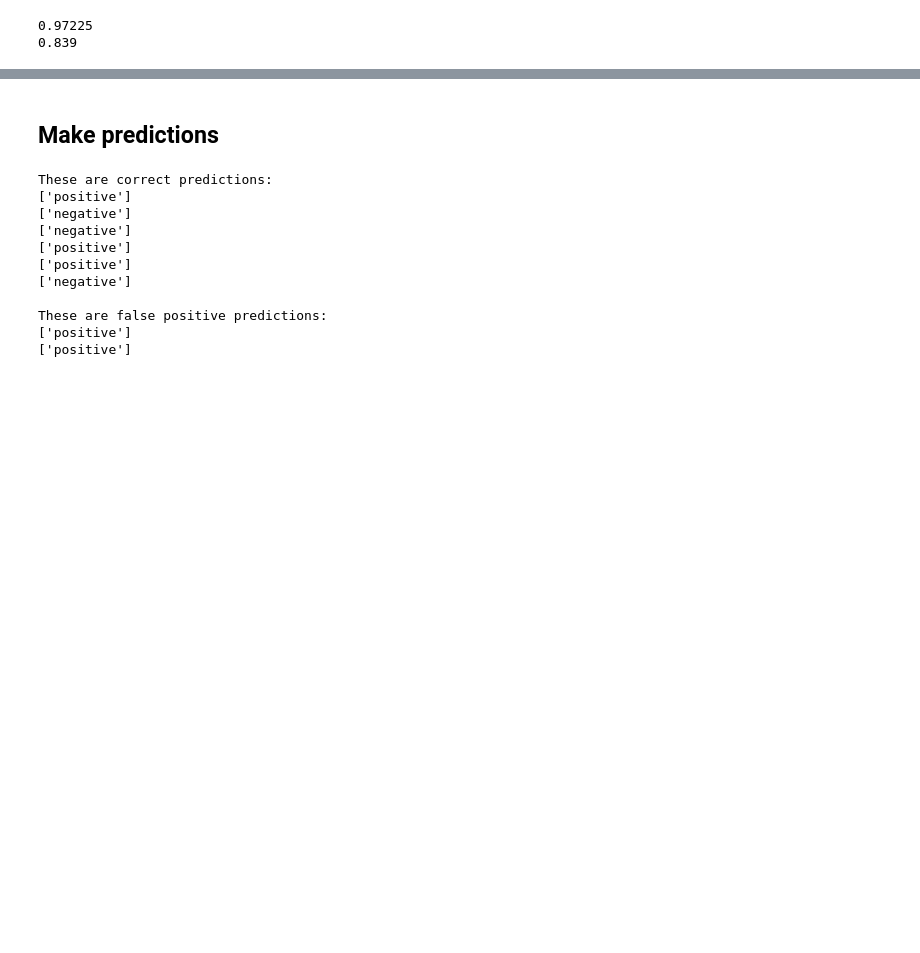
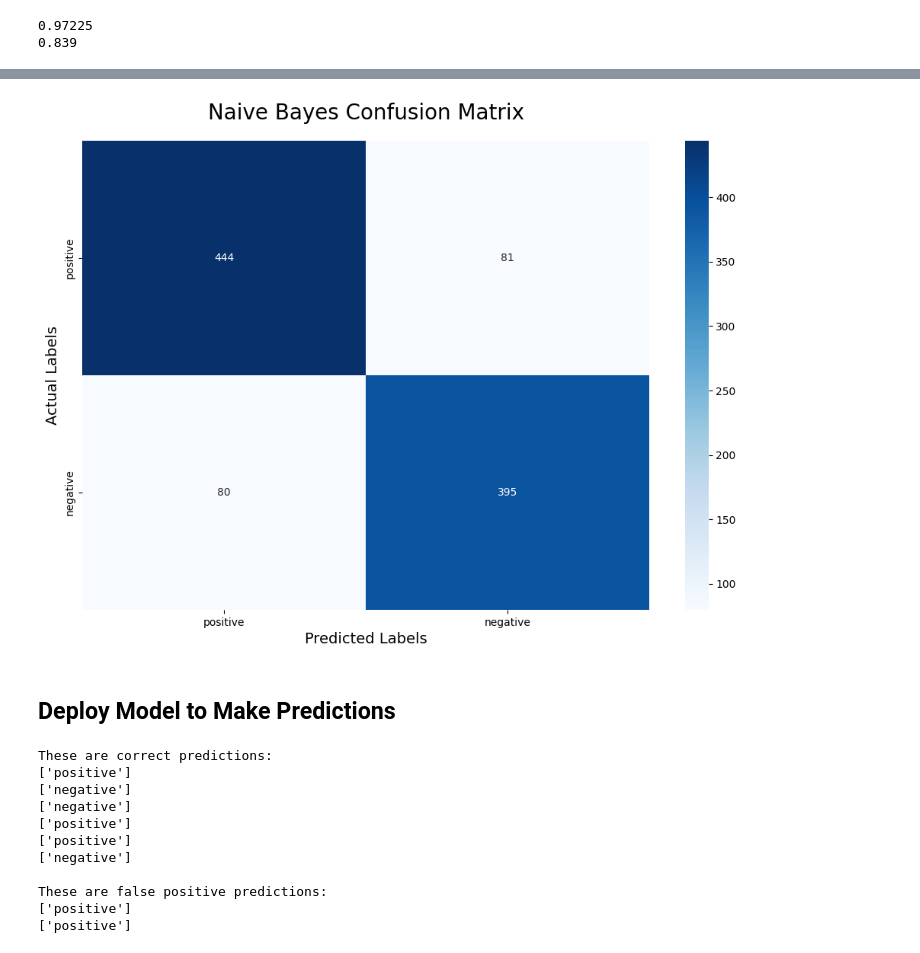
Before and after one commit to enduringwriter/Artificial_Intelligence_COMSC_150AI, a Jupyter notebook: As15_NLP_Film_Review_Analysis/as_nlp_review_Keith_Stateson.ipynb, the cells around one changed output, grey strips where cells are left out. Saved outputs shown, nothing was run; the diff lists cells and outputs as text; code cells hidden in the pictures; blank space fills up the shorter version.

```diff
--- a/As15_NLP_Film_Review_Analysis/as_nlp_review_Keith_Stateson.ipynb
+++ b/As15_NLP_Film_Review_Analysis/as_nlp_review_Keith_Stateson.ipynb
@@ -485,5 +543,28 @@ print (clf.score(X_test,y_test))
+# %%
+from sklearn.metrics import confusion_matrix
+import pandas as pd
+import seaborn as sns
+import matplotlib.pyplot as plt
+
+# Generate the confusion matrix
+mlpc_cmatrix = confusion_matrix(y_test, y_pred)
+
+category_names = df['sentiment'].unique()
+
+# Create a heatmap for the confusion matrix
+plt.figure(figsize=(12, 8))
+# sns.heatmap(mlpc_cmatrix, annot=True, fmt='d', cmap='coolwarm', xticklabels=['Predicted 0', 'Predicted 1'], yticklabels=['Actual 0', 'Actual 1'])
+sns.heatmap(mlpc_cmatrix, annot=True, fmt='d', cmap='Blues',
+            xticklabels=category_names, yticklabels=category_names
+            )
+plt.title('Naive Bayes Confusion Matrix', fontsize=20, pad=20)
+plt.xlabel('Predicted Labels', fontsize=14)
+plt.ylabel('Actual Labels', fontsize=14)
+plt.show()
+# %% [output]
+[figure, added]
 # %% [markdown]
-## Make predictions
+## Deploy Model to Make Predictions
 # %%
 print('These are correct predictions:')
 print(clf.predict(tfidf_vect.transform([cleanup("It is a good movie")])))
```
Also changed, not shown: parts of 8 cells of this notebook, 2 other files.
